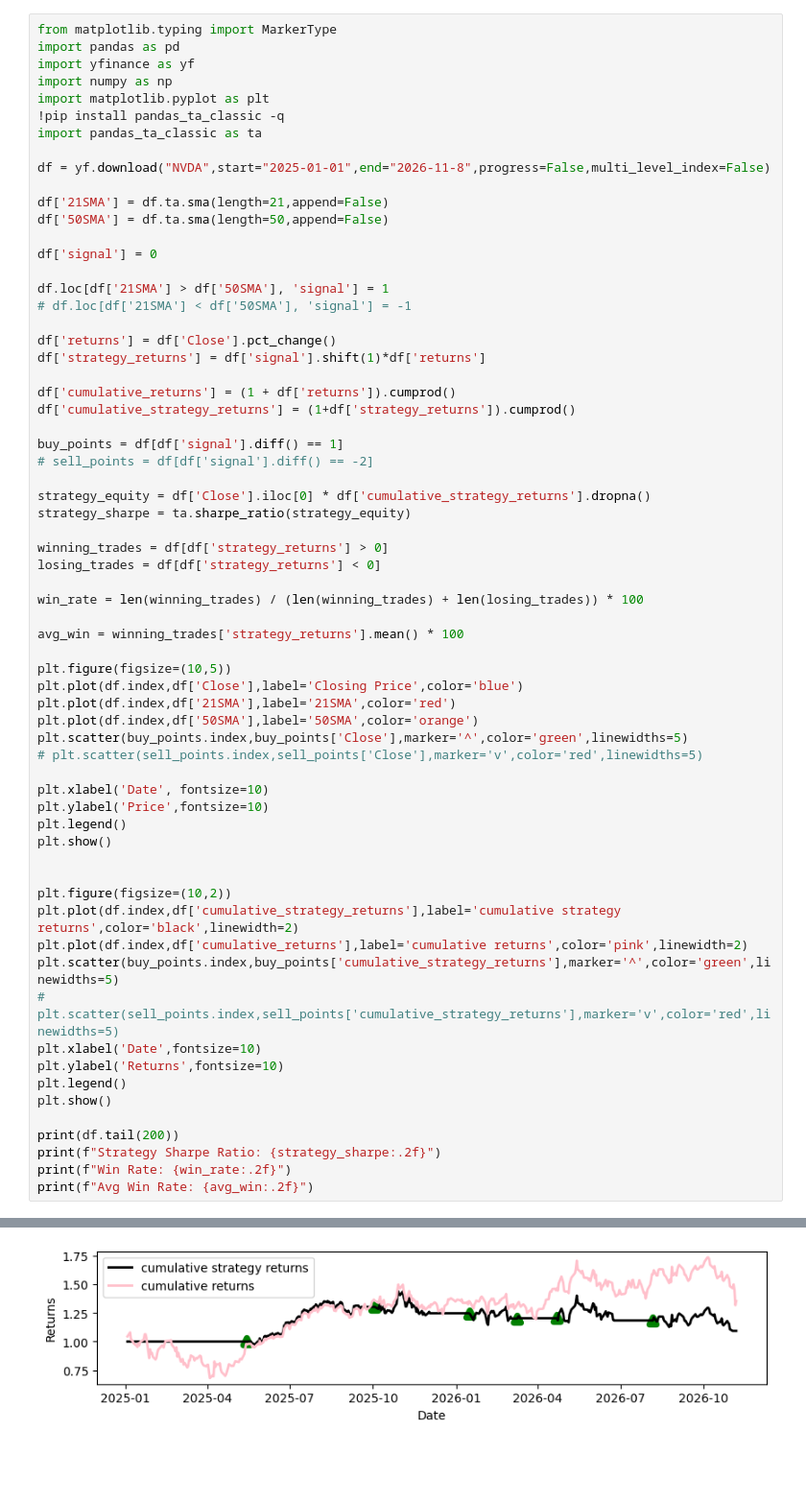
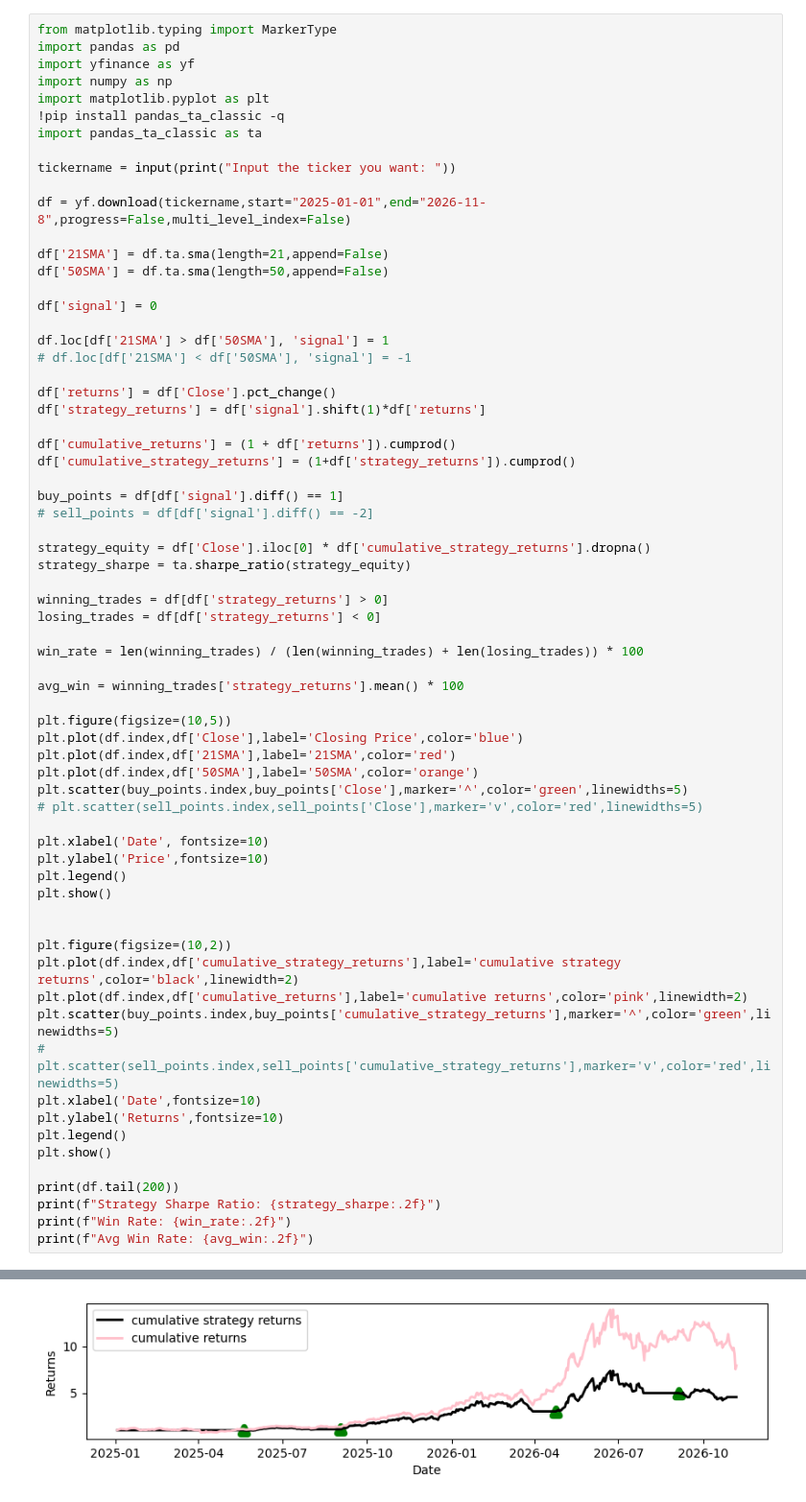
Before and after one commit to dramaticforyouenjoy-sudo/RIT-Trading-Competition-2026, a Jupyter notebook: Performance_Returns_For_SMA_Cross.ipynb, the cells around one changed output, grey strips where cells are left out. Shown at 96% size. Cells and saved outputs as stored; diff of their text form; blank space fills up the shorter version.

```diff
--- a/Performance_Returns_For_SMA_Cross.ipynb
+++ b/Performance_Returns_For_SMA_Cross.ipynb
@@ -9,7 +9,9 @@ import matplotlib.pyplot as plt
 !pip install pandas_ta_classic -q
 import pandas_ta_classic as ta
 
-df = yf.download("NVDA",start="2025-01-01",end="2026-11-8",progress=False,multi_level_index=False)
+tickername = input(print("Input the ticker you want: "))
+
+df = yf.download(tickername,start="2025-01-01",end="2026-11-8",progress=False,multi_level_index=False)
 
 df['21SMA'] = df.ta.sma(length=21,append=False)
 df['50SMA'] = df.ta.sma(length=50,append=False)
@@ -70 +74 @@ print(f"Avg Win Rate: {avg_win:.2f}")
-[figure, old version]
+[figure, new version]
```
Also changed, not shown: parts of 1 cell of this notebook.
